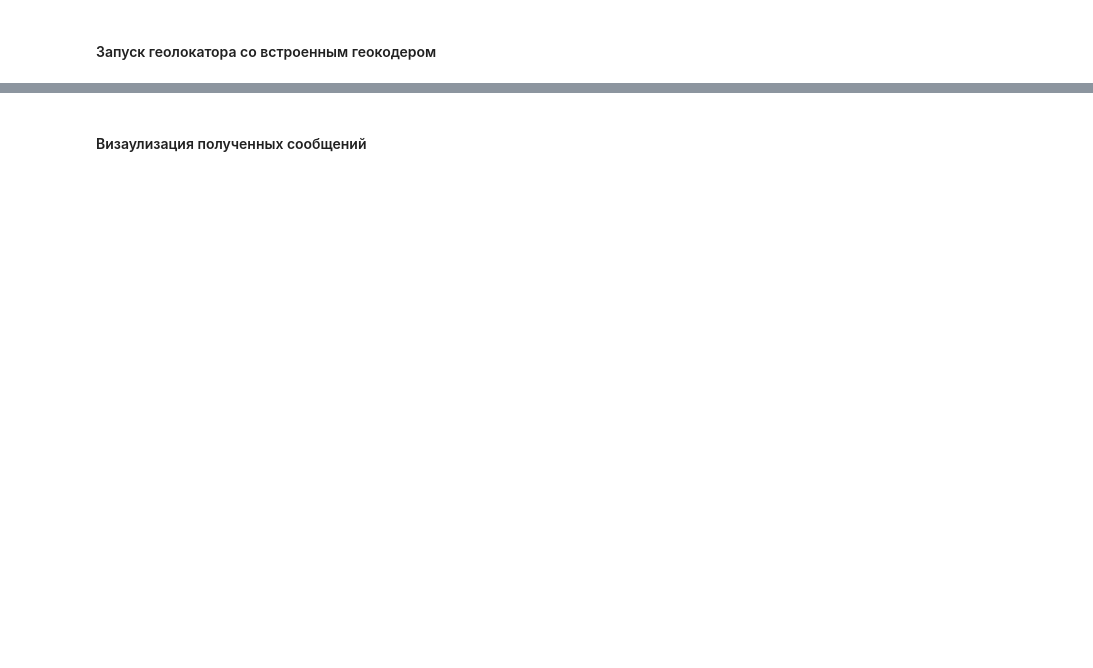
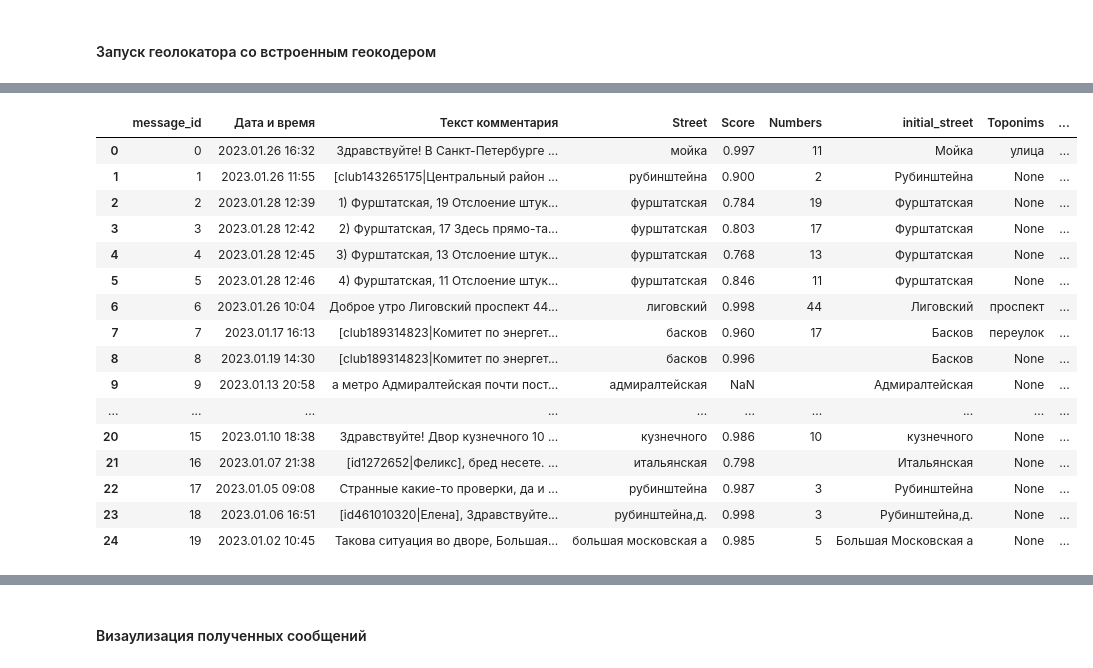
Before and after one commit to Sandrro/sloyka, a Jupyter notebook: examples/geocoder_example.ipynb, the cells around one changed output, grey strips where cells are left out. Saved outputs shown, nothing was run; the diff lists cells and outputs as text; code cells hidden in the pictures; blank space fills up the shorter version.

```diff
--- a/examples/geocoder_example.ipynb
+++ b/examples/geocoder_example.ipynb
@@ -30,3 +54,21 @@ result = Geocoder().run(df[:20], text_column='Текст комментария'
 # %%
-result[1]
+result
+# %% [output]
+|  | message_id | Дата и время | Текст комментария | Street | Score | Numbers | initial_street | Toponims | ... |
+| 0 | 0 | 2023.01.26 16:32 | Здравствуйте! В Санкт-Петербурге ... | мойка | 0.997 | 11 | Мойка | улица | ... |
+| 1 | 1 | 2023.01.26 11:55 | [club143265175|Центральный район ... | рубинштейна | 0.900 | 2 | Рубинштейна | None | ... |
+| 2 | 2 | 2023.01.28 12:39 | 1) Фурштатская, 19 Отслоение штук... | фурштатская | 0.784 | 19 | Фурштатская | None | ... |
+| 3 | 3 | 2023.01.28 12:42 | 2) Фурштатская, 17 Здесь прямо-та... | фурштатская | 0.803 | 17 | Фурштатская | None | ... |
+| 4 | 4 | 2023.01.28 12:45 | 3) Фурштатская, 13 Отслоение штук... | фурштатская | 0.768 | 13 | Фурштатская | None | ... |
+| 5 | 5 | 2023.01.28 12:46 | 4) Фурштатская, 11 Отслоение штук... | фурштатская | 0.846 | 11 | Фурштатская | None | ... |
+| 6 | 6 | 2023.01.26 10:04 | Доброе утро Лиговский проспект 44... | лиговский | 0.998 | 44 | Лиговский | проспект | ... |
+| 7 | 7 | 2023.01.17 16:13 | [club189314823|Комитет по энергет... | басков | 0.960 | 17 | Басков | переулок | ... |
+| 8 | 8 | 2023.01.19 14:30 | [club189314823|Комитет по энергет... | басков | 0.996 |  | Басков | None | ... |
+| 9 | 9 | 2023.01.13 20:58 | а метро Адмиралтейская почти пост... | адмиралтейская | NaN |  | Адмиралтейская | None | ... |
+| ... | ... | ... | ... | ... | ... | ... | ... | ... | ... |
+| 20 | 15 | 2023.01.10 18:38 | Здравствуйте! Двор кузнечного 10 ... | кузнечного | 0.986 | 10 | кузнечного | None | ... |
+| 21 | 16 | 2023.01.07 21:38 | [id1272652|Феликс], бред несете. ... | итальянская | 0.798 |  | Итальянская | None | ... |
+| 22 | 17 | 2023.01.05 09:08 | Странные какие-то проверки, да и ... | рубинштейна | 0.987 | 3 | Рубинштейна | None | ... |
+| 23 | 18 | 2023.01.06 16:51 | [id461010320|Елена], Здравствуйте... | рубинштейна,д. | 0.998 | 3 | Рубинштейна,д. | None | ... |
+| 24 | 19 | 2023.01.02 10:45 | Такова ситуация во дворе, Большая... | большая московская а | 0.985 | 5 | Большая Московская а | None | ... |
 # %%
```
Also changed, not shown: parts of 7 cells of this notebook, 2 other files.
